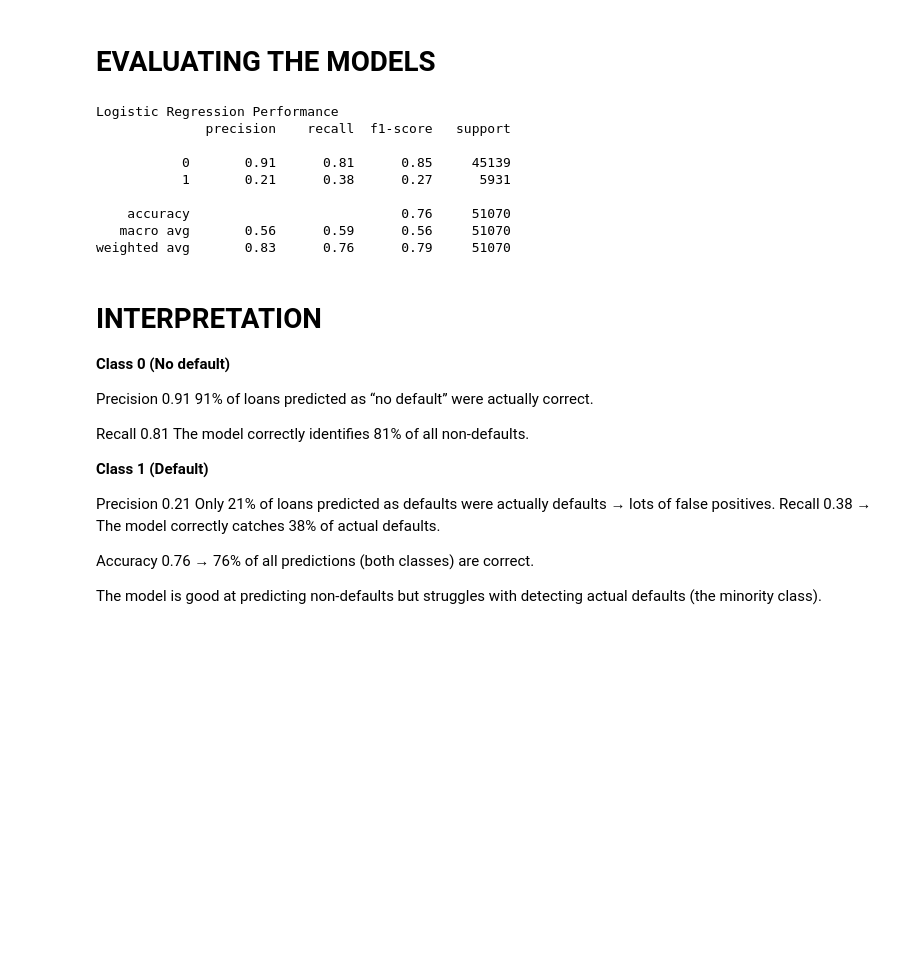
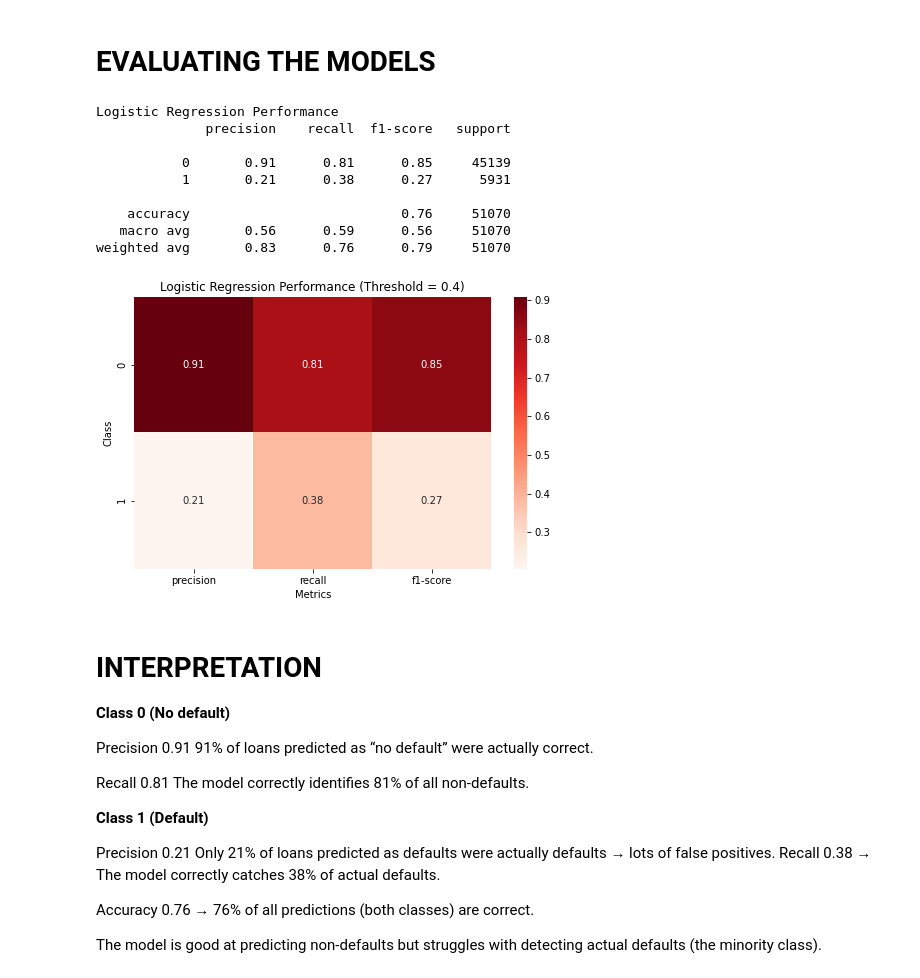
Before and after one commit to FGithaiga/LOAN-DEFAULT-PREDICTION, a Jupyter notebook: index.ipynb, the cells around one changed output. Drawn from its saved outputs; the diff is of its cells as text; code cells hidden in the pictures; blank space fills up the shorter version.

```diff
--- a/index.ipynb
+++ b/index.ipynb
@@ -367,17 +367,32 @@ Reflects trade-off between precision and recall. Still low, but recall improveme
 # %%
 # Evaluating Logistic the models
 print("Logistic Regression Performance")
 print(classification_report(y_test, y_pred_lr_thresh))
+
+# Generate classification report for Logistic Regression with custom threshold
+report_lr = classification_report(y_test, y_pred_lr_thresh, output_dict=True)
+
+# Convert to DataFrame
+report_lr_df = pd.DataFrame(report_lr).transpose()
+
+# Plot Precision, Recall, F1-score for each class
+plt.figure(figsize=(8,5))
+sns.heatmap(report_lr_df.iloc[:-3, :3], annot=True, cmap="Reds", fmt=".2f")
+plt.title("Logistic Regression Performance (Threshold = 0.4)")
+plt.ylabel("Class")
+plt.xlabel("Metrics")
+plt.show()
 # %% [output]
 Logistic Regression Performance
               precision    recall  f1-score   support
 
            0       0.91      0.81      0.85     45139
            1       0.21      0.38      0.27      5931
 
     accuracy                           0.76     51070
    macro avg       0.56      0.59      0.56     51070
 weighted avg       0.83      0.76      0.79     51070
+[figure, added]
 # %% [markdown]
 # **INTERPRETATION**
 
```
Also changed, not shown: parts of 2 cells of this notebook.
